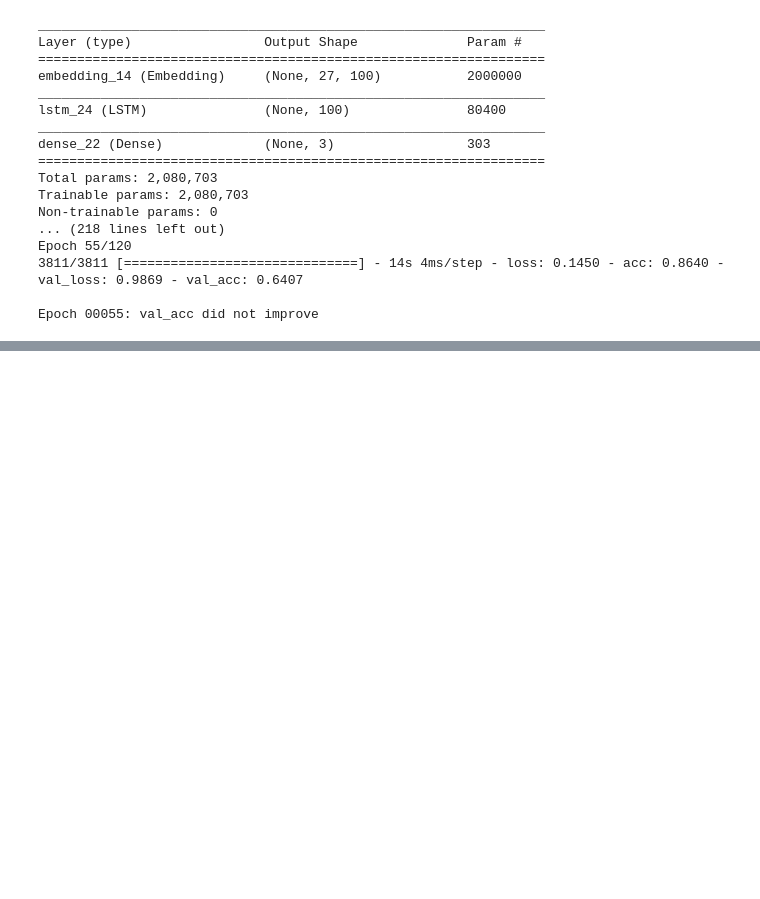
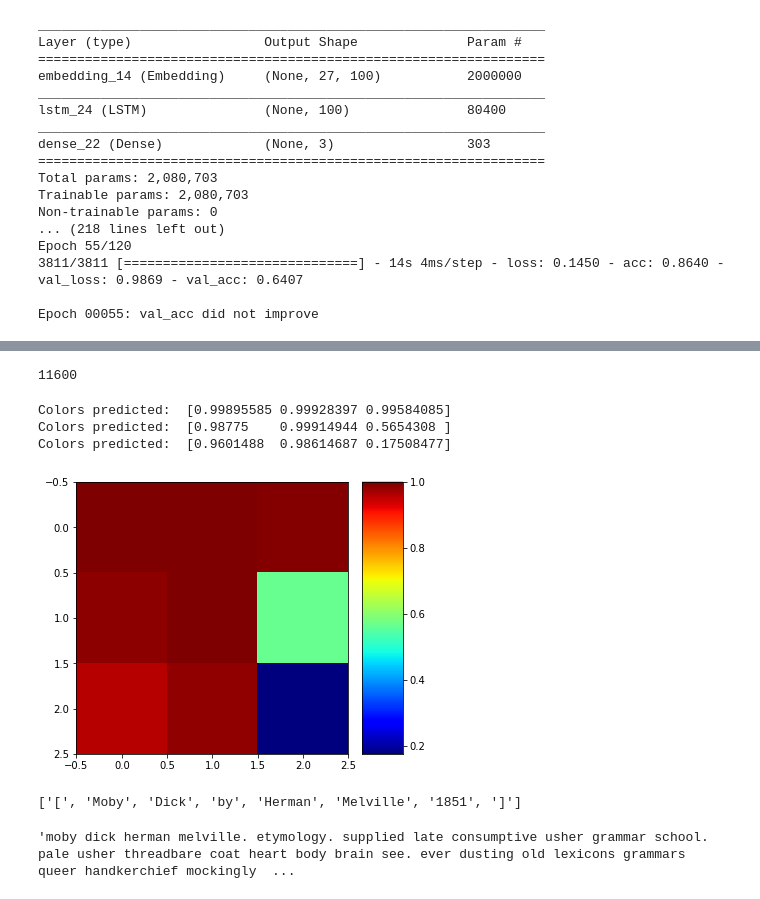
Before and after one commit to mmehedin/IntelSystemsITCS6150_color_perception, a Jupyter notebook: Text_Color_Perception_Glove.ipynb, the cells around one changed output, grey strips where cells are left out. Saved outputs shown, nothing was run; the diff lists cells and outputs as text; code cells hidden in the pictures; blank space fills up the shorter version.

```diff
--- a/Text_Color_Perception_Glove.ipynb
+++ b/Text_Color_Perception_Glove.ipynb
@@ -155,6 +161,9 @@ Epoch 55/120
 3811/3811 [==============================] - 14s 4ms/step - loss: 0.1450 - acc: 0.8640 - val_loss: 0.9869 - val_acc: 0.6407
 
 Epoch 00055: val_acc did not improve
+# %%
+filename = 'model_conv_final.hdf5'
+model.load_weights(filename)
 # %%
 word_list = []
 for word, i in t.word_index.items():
@@ -183,0 +223,56 @@ plot_words(conv_tsne_embds, 0, 2000, 1)
+# %%
+one_hot_names = np_utils.to_categorical(data)
+num_classes = one_hot_names.shape[-1]
+num_classes
+# %% [output]
+11600
+# %%
+from nltk import tokenize
+def get_chunks(text):
+    sentences = tokenize.sent_tokenize(text)
+    colors = [get_color_from_text(s) for s in sentences]
+    return colors
+# %%
+import mpl_toolkits.axes_grid1 as axes_grid1
+#np.random.seed(1)
+
+#data = np.random.randn(10, 10)
+
+def plot_all_text(data):
+
+    fig = plt.figure(figsize=(15,5))
+    grid = axes_grid1.AxesGrid(
+        fig, 111, nrows_ncols=(1, 1), axes_pad = 0.5, cbar_location = "right",
+        cbar_mode="each", cbar_size="15%", cbar_pad="5%",)
+
+    #im0 = grid[0].imshow(data, cmap='gray', interpolation='nearest')
+    #im0 = grid[0].imshow(data, cmap='gray', interpolation='nearest')
+    #grid.cbar_axes[0].colorbar(im0)
+
+    im1 = grid[0].imshow(data, cmap='jet', interpolation='nearest')
+    grid.cbar_axes[0].colorbar(im1)
+    plt.savefig('/tmp/test.png', bbox_inches='tight', pad_inches=0.0, dpi=200,)
+# %%
+def text_to_colors(text, n):
+    sents = nltk.sent_tokenize(text)
+    tokens = [nltk.tokenize.word_tokenize(s) for s in sents]
+    #print(tokens)
+    sents_nopunct = [' '.join(remove_stop_punct(s)) for s in tokens]
+    #print(sents_nopunct)
+    temp_text = '. '.join(sents_nopunct[:n])
+    chunks = get_chunks(temp_text)
+    plot_all_text(chunks)
+# %%
+text_to_colors('moby dick herman melville. etymology. supplied late consumptive usher grammar school.', 15)
+# %% [output]
+Colors predicted:  [0.99895585 0.99928397 0.99584085]
+Colors predicted:  [0.98775    0.99914944 0.5654308 ]
+Colors predicted:  [0.9601488  0.98614687 0.17508477]
+[figure, added]
+# %%
+from nltk.book import *
+moby = nltk.Text(gutenberg.sents('melville-moby_dick.txt'))
+#moby.collocations()
+moby.tokens[0]
+# %% [output]
+['[', 'Moby', 'Dick', 'by', 'Herman', 'Melville', '1851', ']']
@@ -183,0 +281,5 @@ plot_words(conv_tsne_embds, 0, 2000, 1)
+# %%
+moby_text ='. '.join(moby_sents[:15])
+moby_text
+# %% [output]
+'moby dick herman melville. etymology. supplied late consumptive usher grammar school. pale usher threadbare coat heart body brain see. ever dusting old lexicons grammars queer handkerchief mockingly  ...
```
Also changed, not shown: parts of 13 cells of this notebook, 2 other files.
